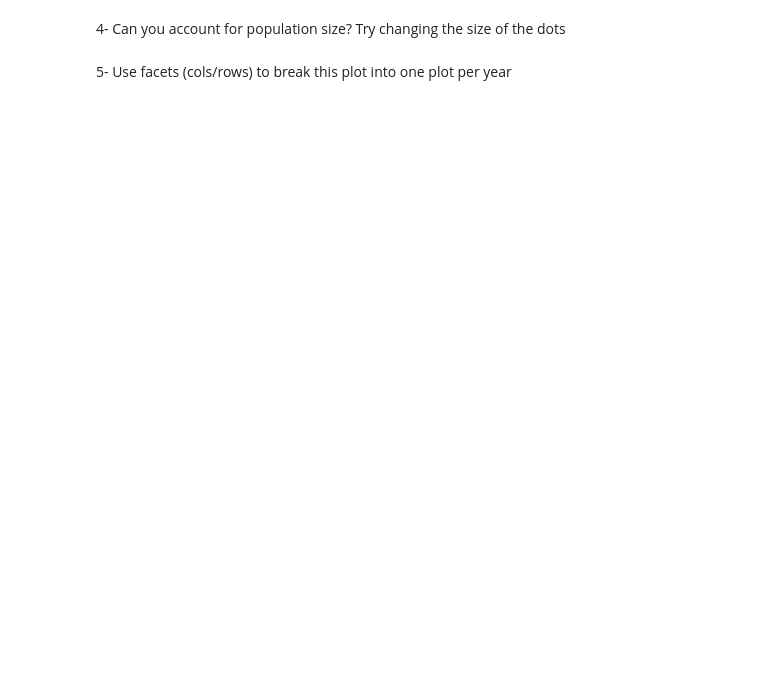
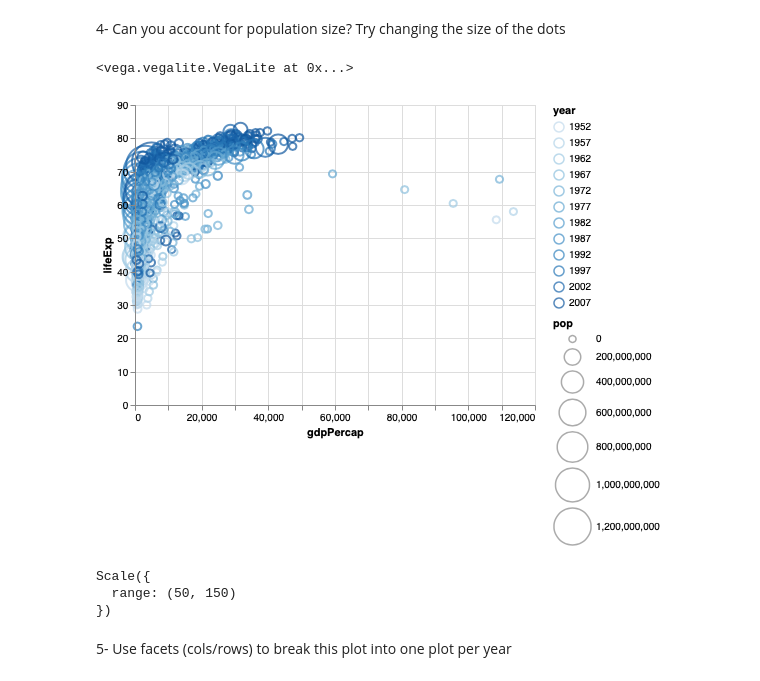
Before and after one commit to hanisaf/mist5730-fall2019, a Jupyter notebook: 30-warmup-sol.ipynb, the cells around one changed output. Cells and saved outputs as stored; diff of their text form; code cells hidden in the pictures; blank space fills up the shorter version.

```diff
--- a/30-warmup-sol.ipynb
+++ b/30-warmup-sol.ipynb
@@ -24,4 +41,21 @@ data.head()
 # %% [markdown]
 4- Can you account for population size? Try changing the size of the dots
+# %%
+alt.Chart(data).mark_point().encode(
+    x = 'gdpPercap',
+    y = 'lifeExp',
+    color = 'year:O',
+    tooltip='country',
+    size=alt.Size('pop', scale = alt.Scale(range=(50,1500)))
+)
+# %% [output]
+<vega.vegalite.VegaLite at 0x...>
+[figure, added]
+# %%
+alt.Scale(range=(50,150))
+# %% [output]
+Scale({
+  range: (50, 150)
+})
 # %% [markdown]
 5- Use facets (cols/rows) to break this plot into one plot per year
```
Also changed, not shown: parts of 9 cells of this notebook, 2 other files.
